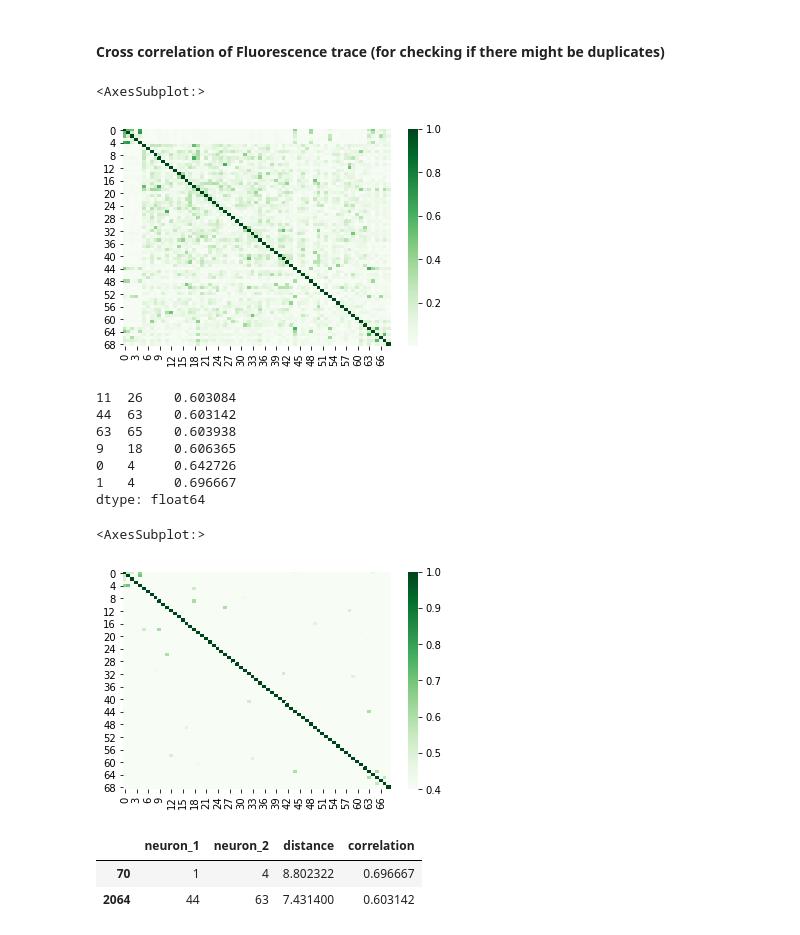
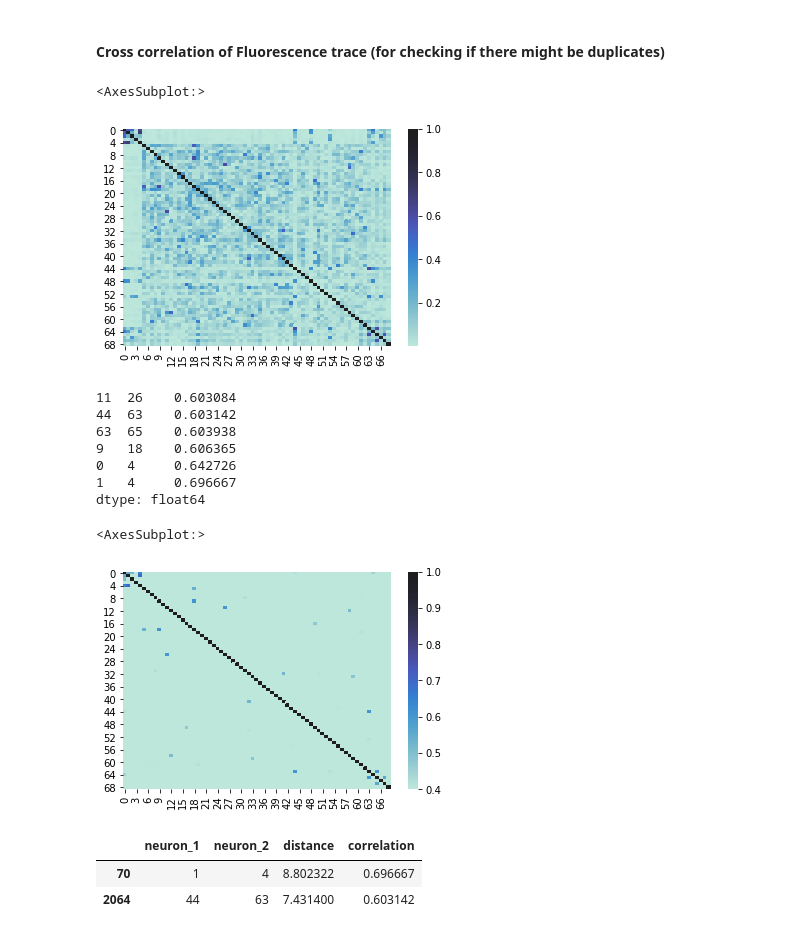
Before and after one commit to NieuweNils/Willuhn_Calcium_Imaging_Dashboard, a Jupyter notebook: jupyter/Data_exploration_dashboard.ipynb, the cells around one changed output. Cells and saved outputs as stored; diff of their text form; code cells hidden in the pictures.

Commit message:
add some plots

```diff
--- a/jupyter/Data_exploration_dashboard.ipynb
+++ b/jupyter/Data_exploration_dashboard.ipynb
@@ -159,23 +225,23 @@ correlations_sorted = correlation_series.sort_values(kind="quicksort")
 highly_correlating_neurons = correlations_sorted[correlations_sorted>0.6]
 # %%
 #plots for sanity check
-sns.heatmap(correlation_matrix, cmap="Greens")
+sns.heatmap(correlation_matrix, center=1)
 # %% [output]
 <AxesSubplot:>
-[figure, old version]
+[figure, new version]
 # %%
 print(highly_correlating_neurons)
-sns.heatmap(correlation_matrix, cmap="Greens", vmin=0.4)
+sns.heatmap(correlation_matrix, center=1, vmin=0.4)
 # %% [output]
 11  26    0.603084
 44  63    0.603142
 63  65    0.603938
 9   18    0.606365
 0   4     0.642726
 1   4     0.696667
 dtype: float64
 <AxesSubplot:>
-[figure, old version]
+[figure, new version]
 # %%
 double_selection_df = distance_df
 double_selection_df['correlation'] = correlation_series.values
```
Also changed, not shown: parts of 4 cells of this notebook.
